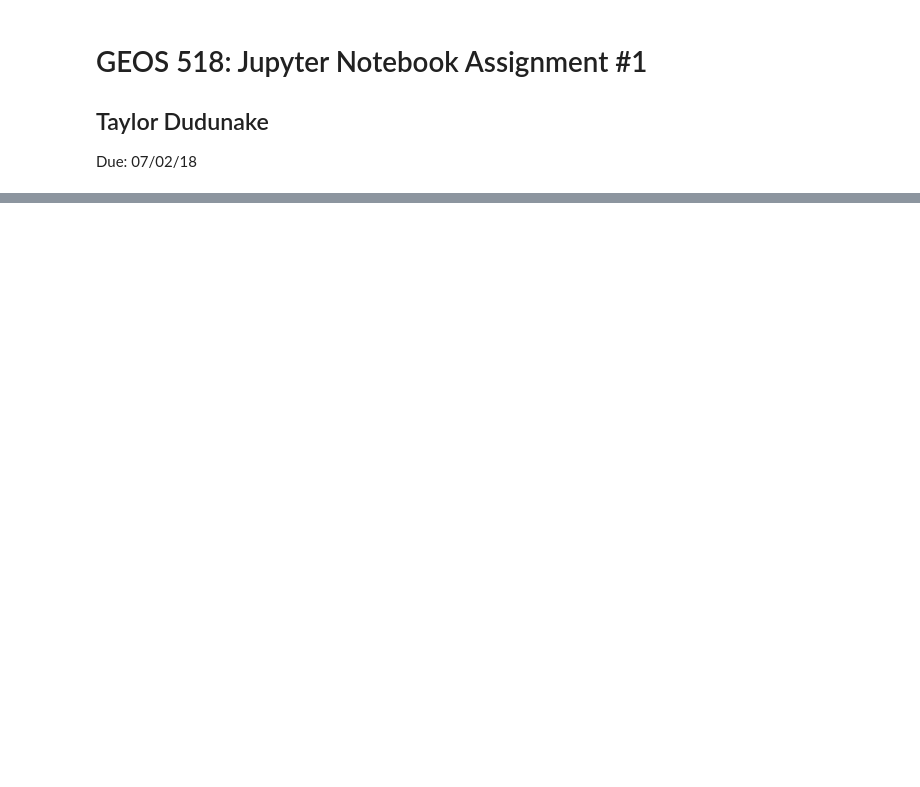
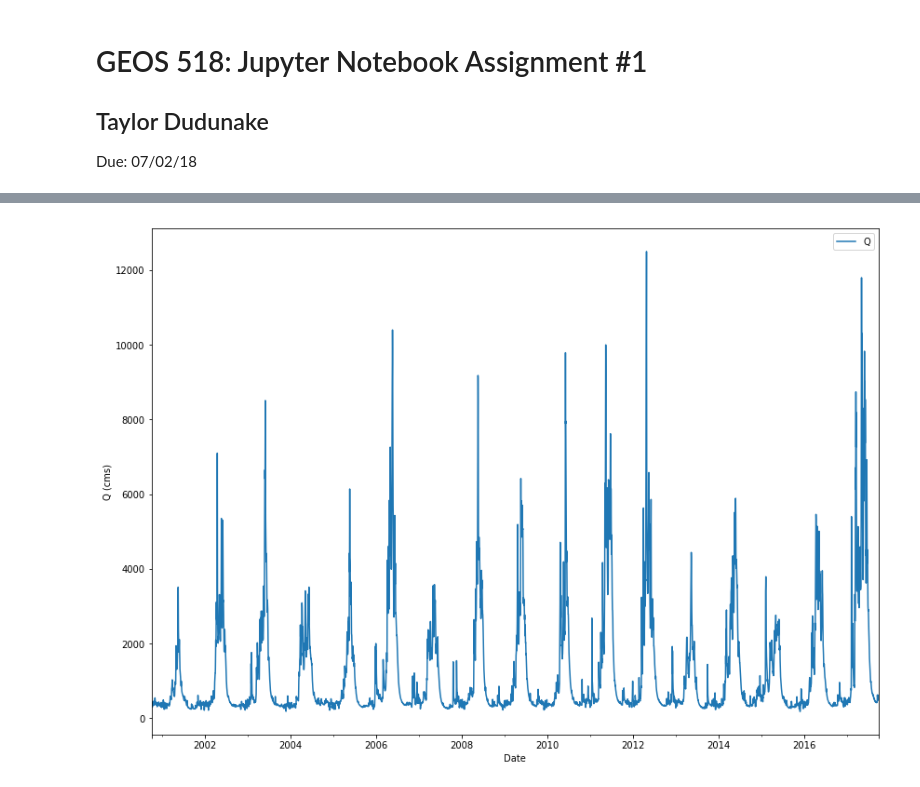
Before and after one commit to tdudunake/GEOS_518_GitHUB, a Jupyter notebook: Homework1/Jupiter Notebook Assignment 1.ipynb, the cells around one changed output, grey strips where cells are left out. Drawn from its saved outputs; the diff is of its cells as text; code cells hidden in the pictures; blank space fills up the shorter version.

```diff
--- a/Homework1/Jupiter Notebook Assignment 1.ipynb
+++ b/Homework1/Jupiter Notebook Assignment 1.ipynb
@@ -85,0 +75,7 @@ df.Q.var()
+# %%
+df.plot(x='SerDates', y='Q',figsize=(14,10)) # function used to plot discharge time series data
+plt.xlabel('Date')
+plt.ylabel('Q (cms)')
+plt.show()
+# %% [output]
+[figure, added]
```
Also changed, not shown: parts of 30 cells of this notebook, 1 other file.
